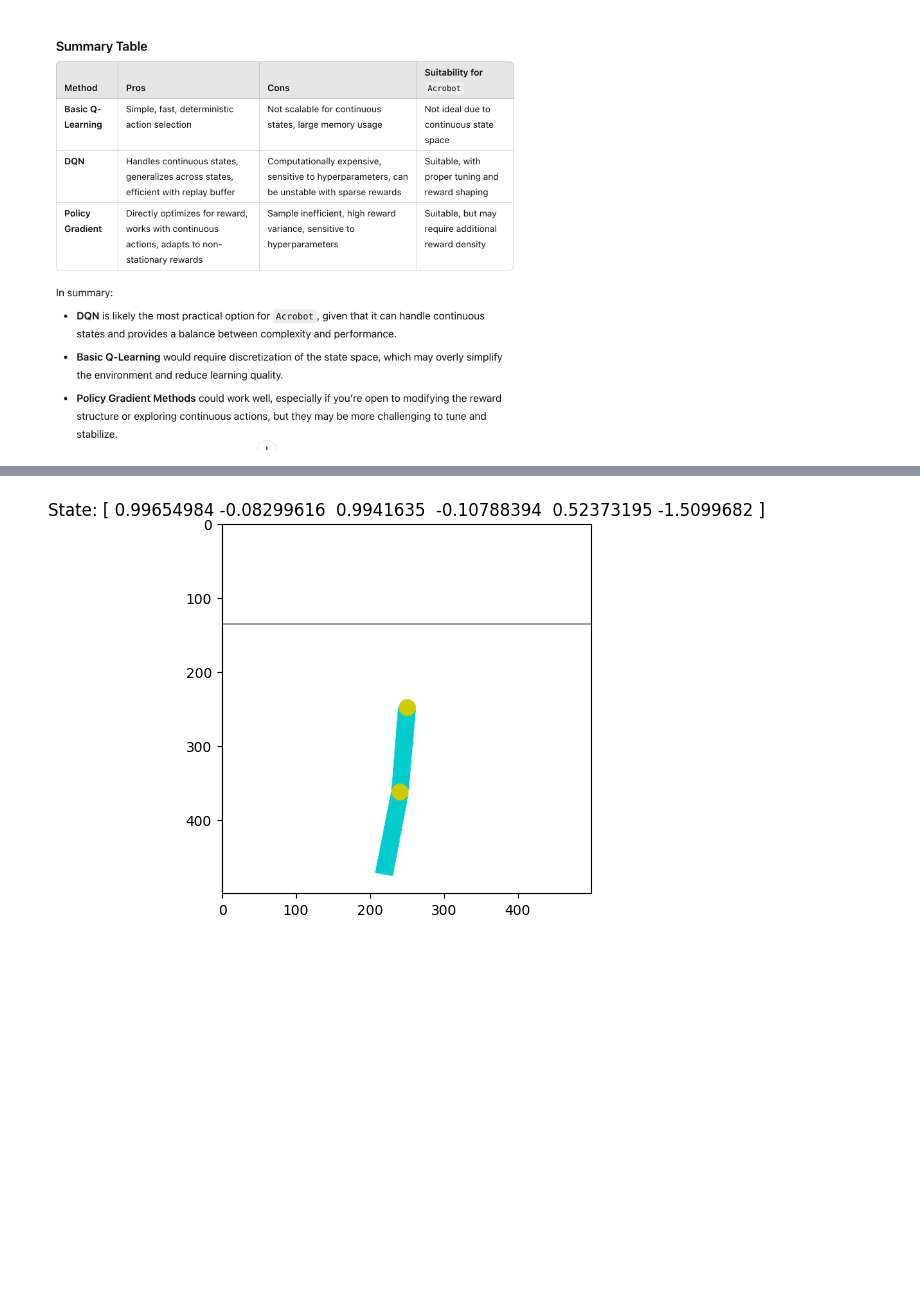
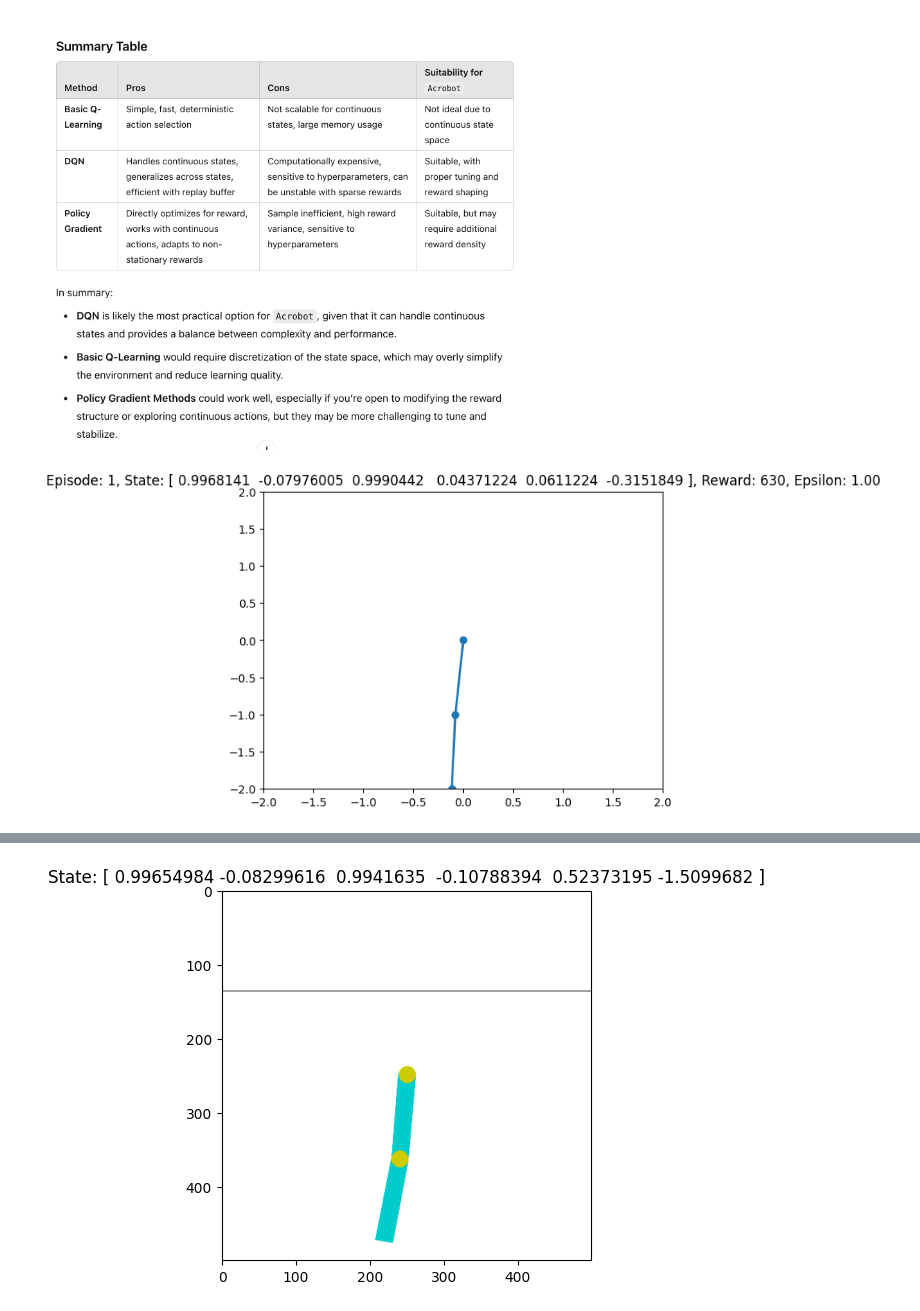
Before and after one commit to trueblood/MyAcrobot, a Jupyter notebook: MyAcrobot.ipynb, the cells around one changed output, grey strips where cells are left out. Cells and saved outputs as stored; diff of their text form; code cells hidden in the pictures; blank space fills up the shorter version.

Commit message:
agent is training

```diff
--- a/MyAcrobot.ipynb
+++ b/MyAcrobot.ipynb
@@ -209,27 +209,10 @@ from IPython.display import display, clear_output
 import numpy as np
 import time
 
-class CustomAcrobotEnv(gym.envs.classic_control.AcrobotEnv):
-    def step(self, action):
-        state, reward, done, info, _ = super().step(action)
-
-        # Custom reward logic (example)
-        angle_threshold = 0.9
-        angle = state[0]
-
-        if angle > angle_threshold:
-            reward = 10
-        elif abs(angle) < 0.1:
-            reward = -1
-        else:
-            reward = -0.5
-
-        #info['custom_reward'] = reward
-        return state, reward, done, info
-
 # Instantiate and use the custom environment
 env = CustomAcrobotEnv(render_mode='rgb_array')
-state = env.reset()
+agent = DQNAgent(env)
+#state = env.reset()
 
 # Initialize a figure
 fig, ax = plt.subplots()
@@ -239,6 +222,10 @@ ax.axis('on')
 
 # Plot components
 line, = ax.plot([], [], 'o-', lw=2)
+
+# Parameters
+num_episodes = 100  # Total episodes to train and visualize
+episode_rewards = []  # Track rewards for each episode
 
 # Function to convert state to (x, y) coordinates
 def get_coords(state):
@@ -258,37 +245,92 @@ def get_coords(state):
 
     return [(x0, y0), (x1, y1), (x2, y2)]
 
-# Define an update function for each frame
+# Define an update function for each frame, this is the agent in a mindless state
 def update_frame():
     global state
     for _ in range(2):
         action = env.action_space.sample()
         state, reward, done, info = env.step(action)
 
         # Get joint coordinates from the state
         coords = get_coords(state)
         x_vals, y_vals = zip(*coords)
 
         # Update the line data
         line.set_data(x_vals, y_vals)
         ax.set_title(f'State: {state}, Reward: {reward}')
 
         clear_output(wait=True)
         display(fig)
 
         time.sleep(0.2)
 
         if done:
             state = env.reset()
 
-# Run the update function in a loop
-for _ in range(100):
-    update_frame()
+# Run the update function in a loop, this is putting the agent in a mindless state
+# env.reset()
+# for _ in range(100):
+#     update_frame()
+
+
+# Training and visualization loop
+for episode in range(num_episodes):
+    state = env.reset()
+    done = False
+    total_reward = 0  # Total reward for this episode
+
+    while not done:
+        # Select action based on the agent's policy
+        action = agent.pick_next_action(state)
+
+        # Take the action in the environment
+        next_state, reward, done, info = env.step(action)
+
+        # Store the experience and train the agent
+        agent.replay_buffer.push(state, action, reward, next_state, done)
+        agent.train()
+
+        # Update state and accumulate reward
+        state = next_state
+        total_reward += reward
+
+        # Get joint coordinates from the current state
+        coords = get_coords(state)
+        x_vals, y_vals = zip(*coords)
+
+        # Update the line data for visualization
+        line.set_data(x_vals, y_vals)
+        ax.set_title(f"Episode: {episode + 1}, State: {state}, Reward: {total_reward}, Epsilon: {agent.epsilon:.2f}")
+
+        # Render the updated frame
+        clear_output(wait=True)
+        display(fig)
+        time.sleep(0.02)
+
+    # Store the total reward for this episode
+    episode_rewards.append(total_reward)
+
+    # Update target network periodically
+    if episode % agent.target_update_freq == 0:
+        agent.update_target_network()
+
+    # Decay epsilon after each episode
+    if agent.epsilon > agent.epsilon_min:
+        agent.epsilon *= agent.epsilon_decay
 
 # Close the environment
 env.close()
 
+# plot training progress
+plt.plot(episode_rewards)
+plt.xlabel("Episode")
+plt.ylabel("Total Reward")
+plt.title("Training Progress")
+plt.show()
+
 
 
 ### TODO TIM!! what i need do is start writing my rl algorithm and then use the custom environment to test it out.
 # %% [output]
+[figure, new version]
```
Also changed, not shown: parts of 3 cells of this notebook.
